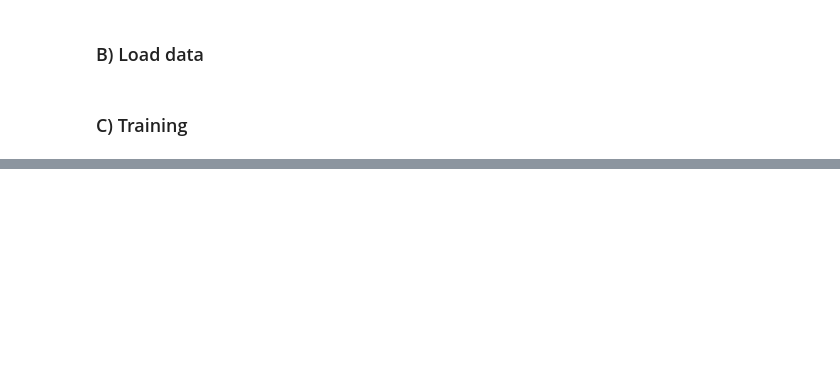
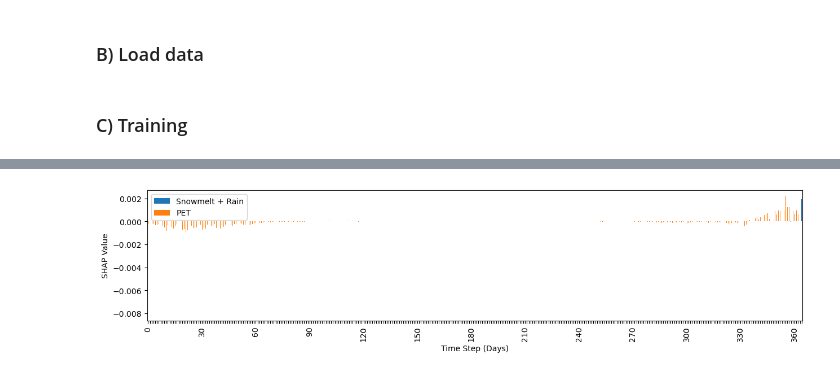
Before and after one commit to SeohyeChoi/Transformer-RR, a Jupyter notebook: code/Transformer-RR.ipynb, the cells around one changed output, grey strips where cells are left out. Cells and saved outputs as stored; diff of their text form; code cells hidden in the pictures; blank space fills up the shorter version.

```diff
--- a/code/Transformer-RR.ipynb
+++ b/code/Transformer-RR.ipynb
@@ -309,0 +366,45 @@ plt.grid(axis='both')
+# %%
+# SHAP
+
+import shap
+# --- 1. Define the PyTorch-native wrapper ---
+class ModelWrapper(nn.Module):
+    def __init__(self, original_model):
+        super(ModelWrapper, self).__init__()
+        self.original_model = original_model
+
+    def forward(self, x):
+        output_tuple = self.original_model(x)
+        predictions = output_tuple[0]
+        if predictions.dim() == 1:
+            predictions = predictions.unsqueeze(1)
+        return predictions
+
+wrapped_model_to_explain = ModelWrapper(myModel)
+wrapped_model_to_explain.to(device)
+X_test_tensor = dataX[242::365,:-1,:].to(device)
+
+# --- Baseline for Snowmelt + rain = 0, bsl for PET = average
+baseline = np.zeros((1,365,2))
+baseline[0,:,1] = np.nanmean(dataX[242::365,:-1,1], axis=0)
+baseline = torch.from_numpy(baseline).float().to(device)
+
+# calculate Gradinet SHAP
+explainer = shap.GradientExplainer(wrapped_model_to_explain, baseline)
+shap_values = explainer.shap_values(X_test_tensor)
+mean_abs_shap = np.mean(shap_values.squeeze(3), axis=0)
+feature_names = ['Snowmelt + Rain', 'PET']
+
+# plotting
+df_shap_time = pd.DataFrame(mean_abs_shap, columns=feature_names)
+ax = df_shap_time.plot(
+    kind='bar',
+    figsize=(15, 3)
+)
+ax.set_xlabel('Time Step (Days)')
+ax.set_ylabel('SHAP Value')
+tick_labels = [label.get_text() if int(label.get_text()) % 30 == 0 else '' for label in ax.get_xticklabels()]
+ax.set_xticklabels(tick_labels)
+plt.show()
+# %% [output]
+[figure, added]
```
Also changed, not shown: parts of 7 cells of this notebook.
